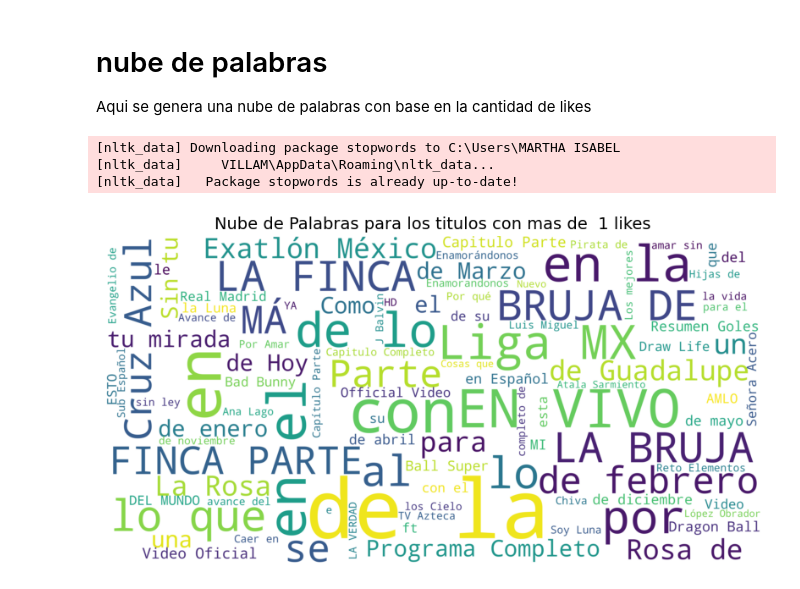
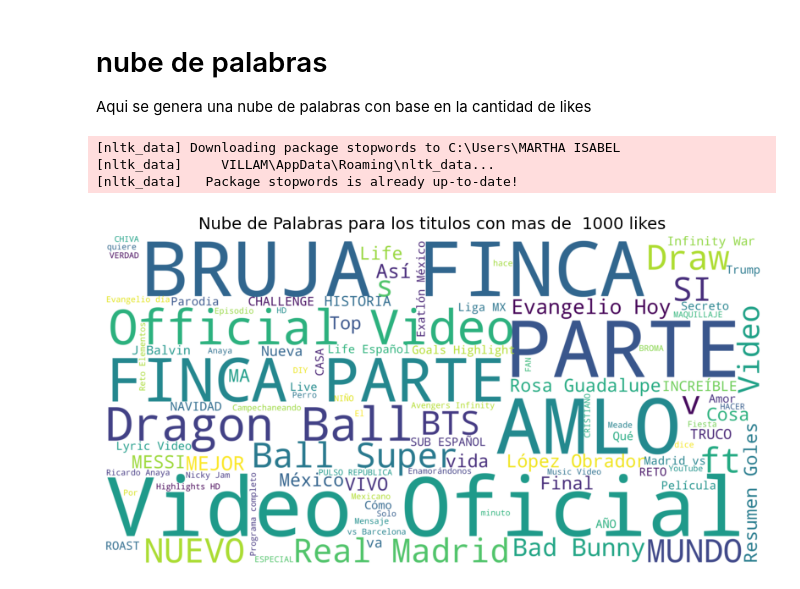
Before and after one commit to JuanSebastianGarcia/Analisis-de-yelp, a Jupyter notebook: src/parte2.ipynb, the cells around one changed output. Drawn from its saved outputs; the diff is of its cells as text; code cells hidden in the pictures.

```diff
--- a/src/parte2.ipynb
+++ b/src/parte2.ipynb
@@ -93,7 +93,7 @@ from wordcloud import WordCloud
 nltk.download('stopwords')
 
 # Eliminamos los stopwords en inglés
-stop_words = set(stopwords.words('english'))
+stop_words = set(stopwords.words('spanish'))
 
 
 #creamos un nuevo diccionario que almacena los tokens sin stopwords
@@ -115,32 +115,32 @@ def word_cloud_rating(data, likes, tokens_clean):
     # Filtrar las reseñas que corresponden a un valor específico de estrellas
     subset_data = data[data['likes'] >= likes]
 
     # Filtrar los tokens correspondientes a cada video_id en el subset_data
     filtered_tokens = []
 
 
     # Filtrar los tokens correspondientes a cada video_id en el subset_data
     filtered_tokens = [tokens_clean[row['video_id']] for _, row in subset_data.iterrows()]
 
 
 
     # Unir todas los titulos en un solo texto
     word_cloud_text = ' '.join([' '.join(tokens) for tokens in filtered_tokens])
 
     # Generar la nube de palabras
     wordcloud = WordCloud(max_font_size=100, max_words=100, background_color="white", scale=10, width=800, height=400).generate(word_cloud_text)
 
     # Visualizar la nube de palabras
     plt.figure(figsize=(10, 6))
     plt.imshow(wordcloud, interpolation="bilinear")
     plt.axis("off")
     plt.title(f'Nube de Palabras para los titulos con mas de  {likes} likes', fontsize=14)
     plt.show()
 
 # Llamar a la función para los titulos
-word_cloud_rating(data, 1, tokensTitle_clean)
+word_cloud_rating(data, 1000, tokensTitle_clean)
 # %% [output]
 [nltk_data] Downloading package stopwords to C:\Users\MARTHA ISABEL
 [nltk_data]     VILLAM\AppData\Roaming\nltk_data...
 [nltk_data]   Package stopwords is already up-to-date!
-[figure, old version]
+[figure, new version]
```
Also changed, not shown: parts of 2 cells of this notebook, 1 other file.
